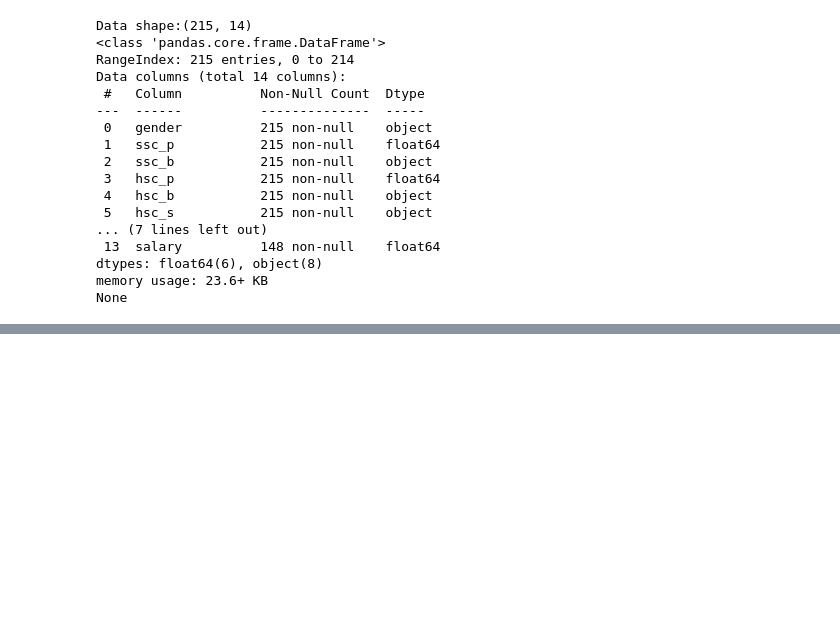
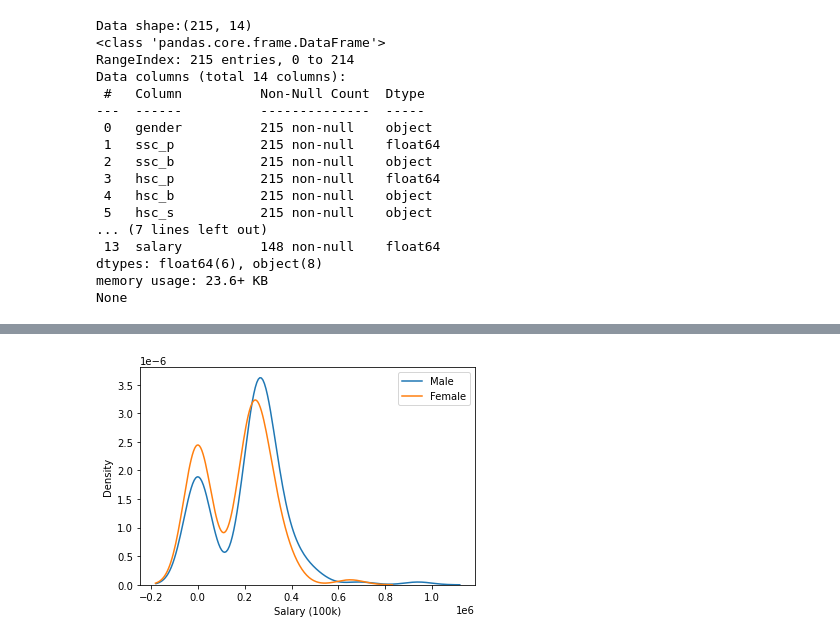
Before and after one commit to ayurya/H8_066, a Jupyter notebook: Day 15.ipynb, the cells around one changed output, grey strips where cells are left out. Cells and saved outputs as stored; diff of their text form; code cells hidden in the pictures; blank space fills up the shorter version.

```diff
--- a/Day 15.ipynb
+++ b/Day 15.ipynb
@@ -74,0 +99,8 @@ report=data.profile_re
+# %%
+sns.kdeplot(data.salary[data.gender=='M'])
+sns.kdeplot(data.salary[data.gender=='F'])
+plt.legend(['Male','Female'])
+plt.xlabel('Salary (100k)')
+plt.show()
+# %% [output]
+[figure, added]
```
Also changed, not shown: parts of 7 cells of this notebook, 13 other files.
